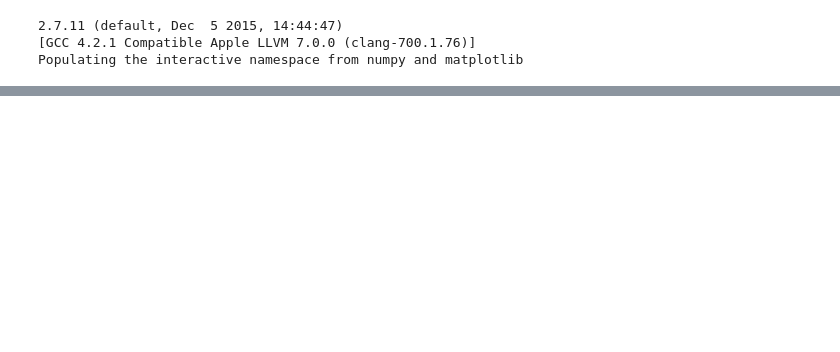
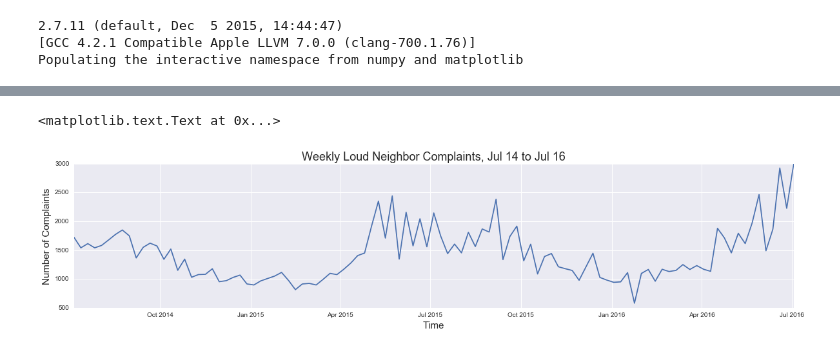
Before and after one commit to DQOfficial/brunchline, a Jupyter notebook: time_series_311.ipynb, the cells around one changed output, grey strips where cells are left out. Drawn from its saved outputs; the diff is of its cells as text; code cells hidden in the pictures; blank space fills up the shorter version.

```diff
--- a/time_series_311.ipynb
+++ b/time_series_311.ipynb
@@ -84,0 +102,16 @@ data[data['descriptor'].str.contains('loud')]
+# %%
+# resample the data to be weekly in order to move day of week periodicity
+noise_series = pd.date_range(noise_df.index.min(),noise_df.index.max(),freq='W')
+# %%
+# then create the series we will use for the rest of the analysis
+noises = pd.Series(noise_df['count'],index=noise_series)
+# %%
+fig, ax = plt.subplots(figsize=(20,4))
+plt.subplot(111)
+plt.plot(noises)
+plt.title('Weekly Loud Neighbor Complaints, Jul 14 to Jul 16',fontsize = 18)
+plt.ylabel('Number of Complaints', fontsize =15)
+plt.xlabel('Time', fontsize =15)
+# %% [output]
+<matplotlib.text.Text at 0x...>
+[figure, added]
```
Also changed, not shown: parts of 34 cells of this notebook, 1 other file.
